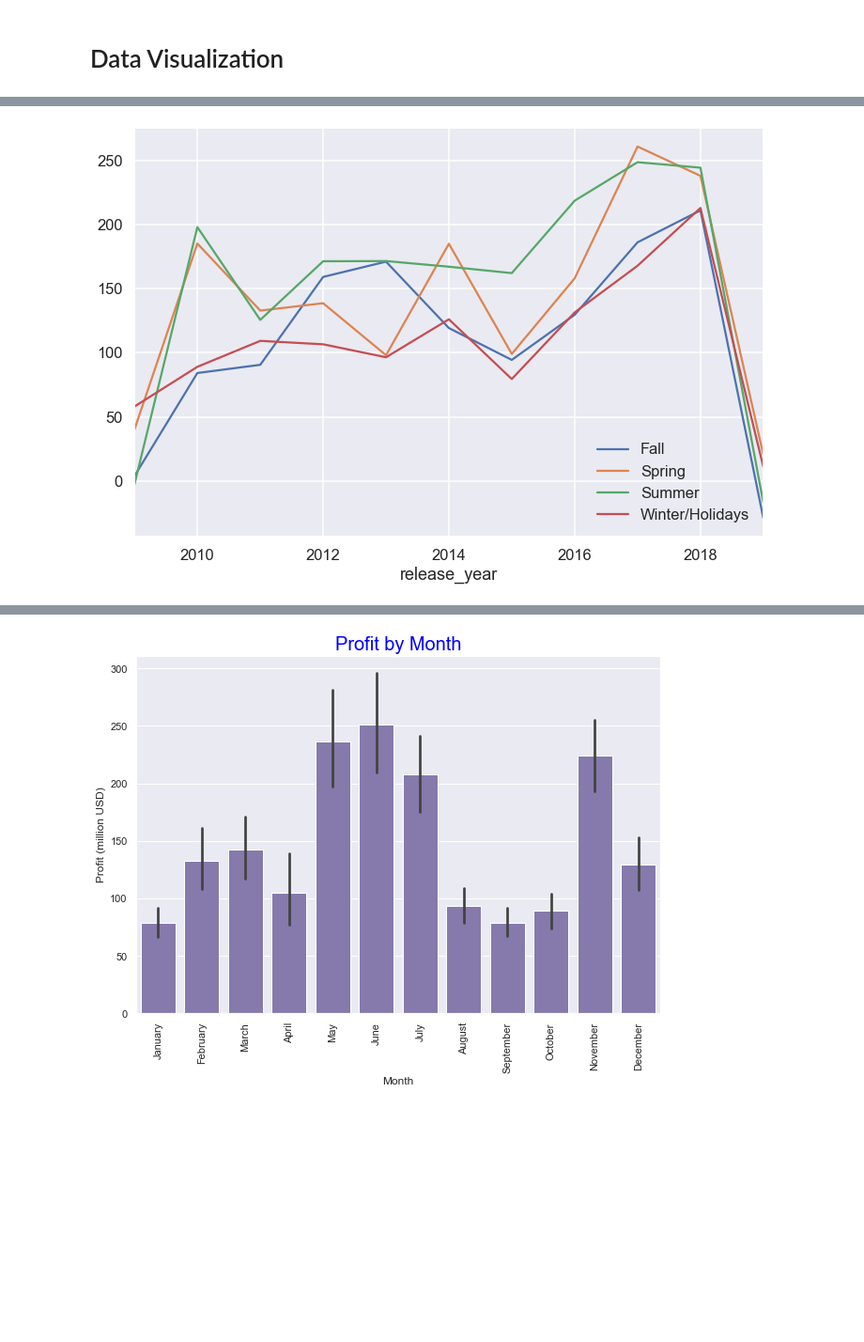
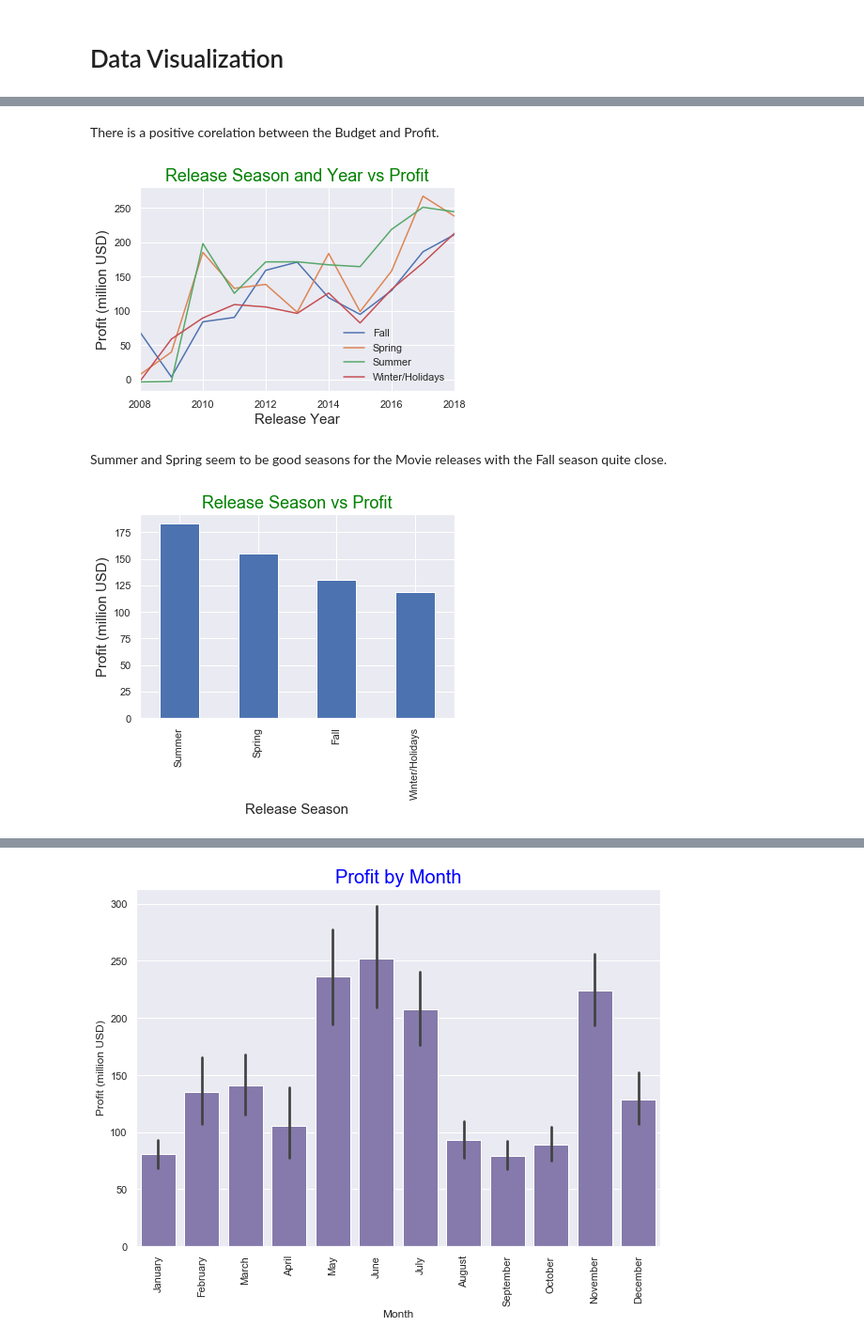
Before and after one commit to Menonvid/Box-office-predictions, a Jupyter notebook: Final Draft Proj 1.ipynb, the cells around one changed output, grey strips where cells are left out. Shown at 94% size. Cells and saved outputs as stored; diff of their text form; code cells hidden in the pictures; blank space fills up the shorter version.

```diff
--- a/Final Draft Proj 1.ipynb
+++ b/Final Draft Proj 1.ipynb
@@ -400,5 +387,4 @@ df_merged = df_merged.rename(columns={'release_date_y' : 'release_date'})
 df_merged = df_merged.rename(columns={'release_year_y' : 'release_year'})
 df_merged = df_merged.rename(columns={'averagerating' : 'average_rating'})
 df_merged = df_merged.drop(columns =['original_language'])
-df_merged=df_merged[df_merged['release_year']>2008]
-df_merged
+df_merged = df_merged[(df_merged['release_year']>2007) & (df_merged['release_year']<2019)]
@@ -434,0 +391,3 @@ dtype: int64
+# %%
+df_merged.isna().sum()
+df_merged.dropna(how='any',axis=0, inplace=True)
@@ -486,7 +460,7 @@ df_merged['release_season'] = seasons(df_merged['release_month']) # applying the
 
 def run_time(runtime):
     return runtime.map(lambda y: "Less than 1 hour" if y > 0 and y < 60
-                                         else ("1-2 hours" if y > 60 and y < 120
+                                         else ("1 -2 hours" if y >= 60 and y < 121
                                          else ("More than 2 hours")))
 
 df_merged['runtime_min'] = run_time(df_merged['runtime_minutes']) # applying the function runtime to the dataframe
@@ -554,17 +526,27 @@ plt.xlabel('Production Budget (million USD)',color='blue');
+# %% [markdown]
+There is a positive corelation between the Budget and Profit.
+# %%
+#Finding out the best seasons when movies do well
+df_season_profit = (df_merged.groupby(['release_year','release_season'])['Profit'].mean()/1000000).sort_values(ascending=False)
+df_season_profit.head()
+#sns.set_context('talk')
+fig = df_season_profit.unstack().plot(kind = 'line')
+plt.title('Release Season and Year vs Profit',fontsize=18,color='green')
+plt.xlabel('Release Year',fontsize=15)
+plt.ylabel('Profit (million USD)',fontsize=15)
+fig.legend(loc='lower right', frameon=False);
+# %% [output]
+[figure, added]
+# %% [markdown]
+Summer and Spring seem to be good seasons for the Movie releases with the Fall season quite close.
 # %%
-df_season_profit = (df_merged.groupby(['release_year','release_season'])['Profit'].mean()/1000000).sort_values(ascending=False)
-df_season_profit.head()
-sns.set_context('talk')
-fig = df_season_profit.unstack().plot(kind = 'line')
-fig.legend(loc='lower right', frameon=False);
-#fig.get_legend().set_bbox_to_anchor((.8532,.3));
-
-#plt.savefig("chart1")
-#fig = df_season_profit.plot(kind = 'bar')
-#plt.title('Release Season vs Profit',fontsize=18,color='green')
-#plt.xlabel('Release Season',fontsize=15)
-#plt.ylabel('Profit (million USD)',fontsize=15)
-#plt.rcParams["figure.figsize"] = [8, 5];
+plt.savefig("chart1")
+df_season = (df_merged.groupby(['release_season'])['Profit'].mean()/1000000).sort_values(ascending=False)
+fig = df_season.plot(kind = 'bar')
+plt.title('Release Season vs Profit',fontsize=18,color='green')
+plt.xlabel('Release Season',fontsize=15)
+plt.ylabel('Profit (million USD)',fontsize=15)
+plt.rcParams["figure.figsize"] = [5, 5];
 # %% [output]
-[figure, old version]
+[figure, new version]
 # %%
```
Also changed, not shown: parts of 39 cells of this notebook, 2 other files.
